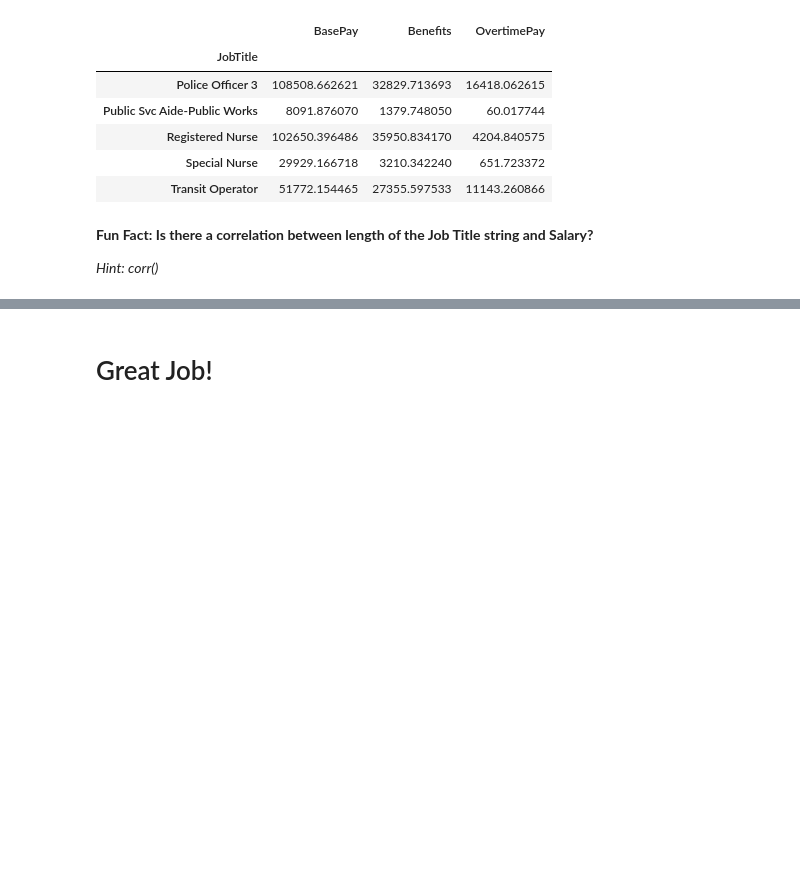
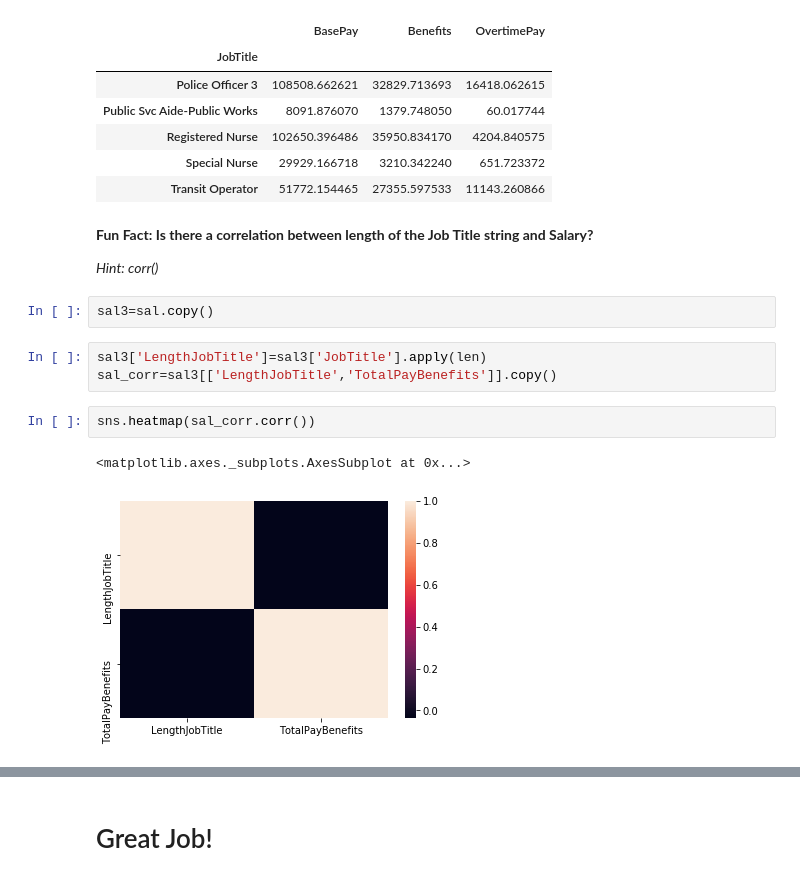
Before and after one commit to nhoxnho1212/MachineLearningProblemSets, a Jupyter notebook: week2_Assignment.ipynb, the cells around one changed output, grey strips where cells are left out. Saved outputs shown, nothing was run; the diff lists cells and outputs as text; blank space fills up the shorter version.

```diff
--- a/week2_Assignment.ipynb
+++ b/week2_Assignment.ipynb
@@ -227,3 +241,13 @@ Keyword: *index, isin, groupby, mean, plot*
 **Fun Fact: Is there a correlation between length of the Job Title string and Salary?**
 
 *Hint: corr()*
+# %%
+sal3=sal.copy()
+# %%
+sal3['LengthJobTitle']=sal3['JobTitle'].apply(len)
+sal_corr=sal3[['LengthJobTitle','TotalPayBenefits']].copy()
+# %%
+sns.heatmap(sal_corr.corr())
+# %% [output]
+<matplotlib.axes._subplots.AxesSubplot at 0x...>
+[figure, added]
```
Also changed, not shown: parts of 4 cells of this notebook.
